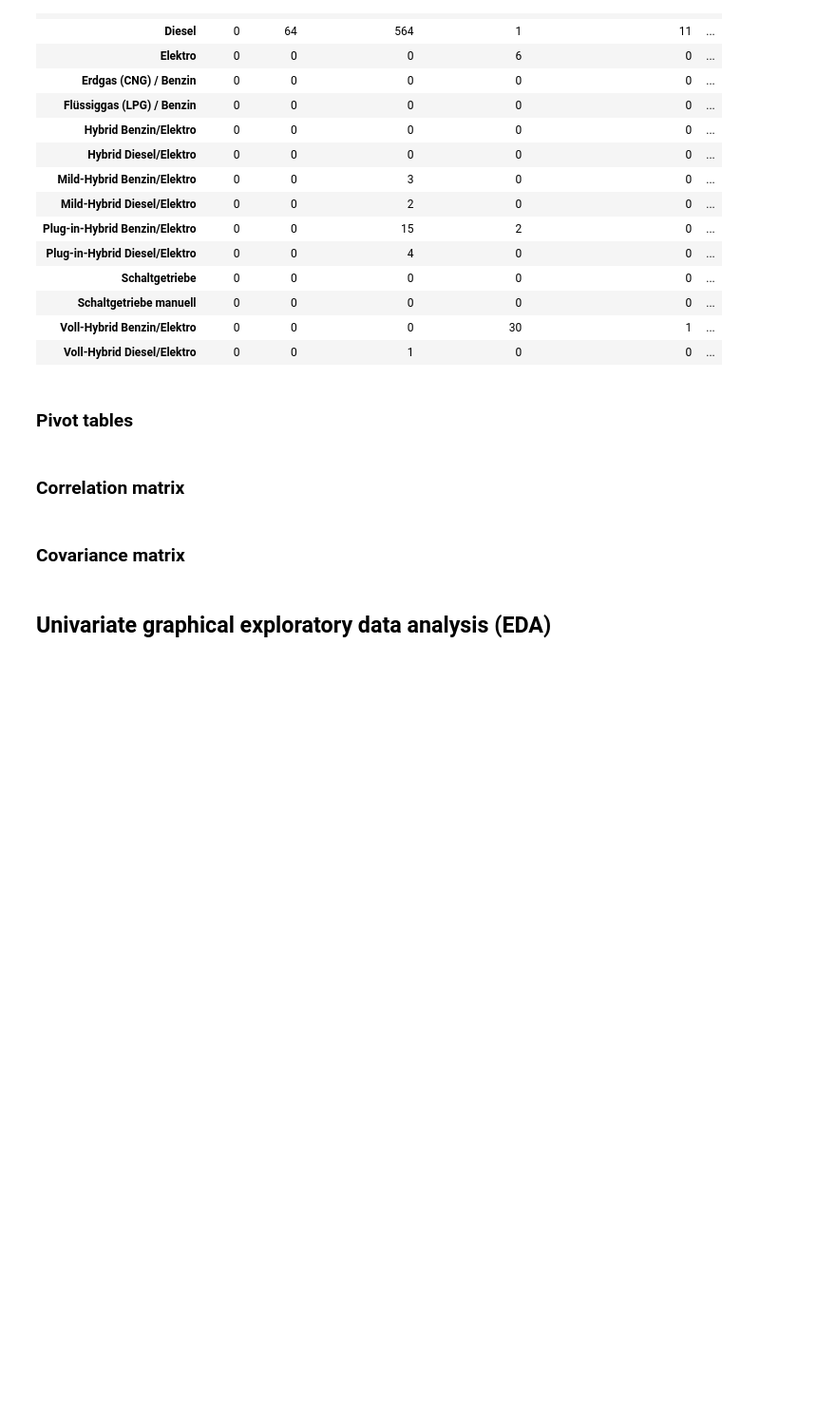
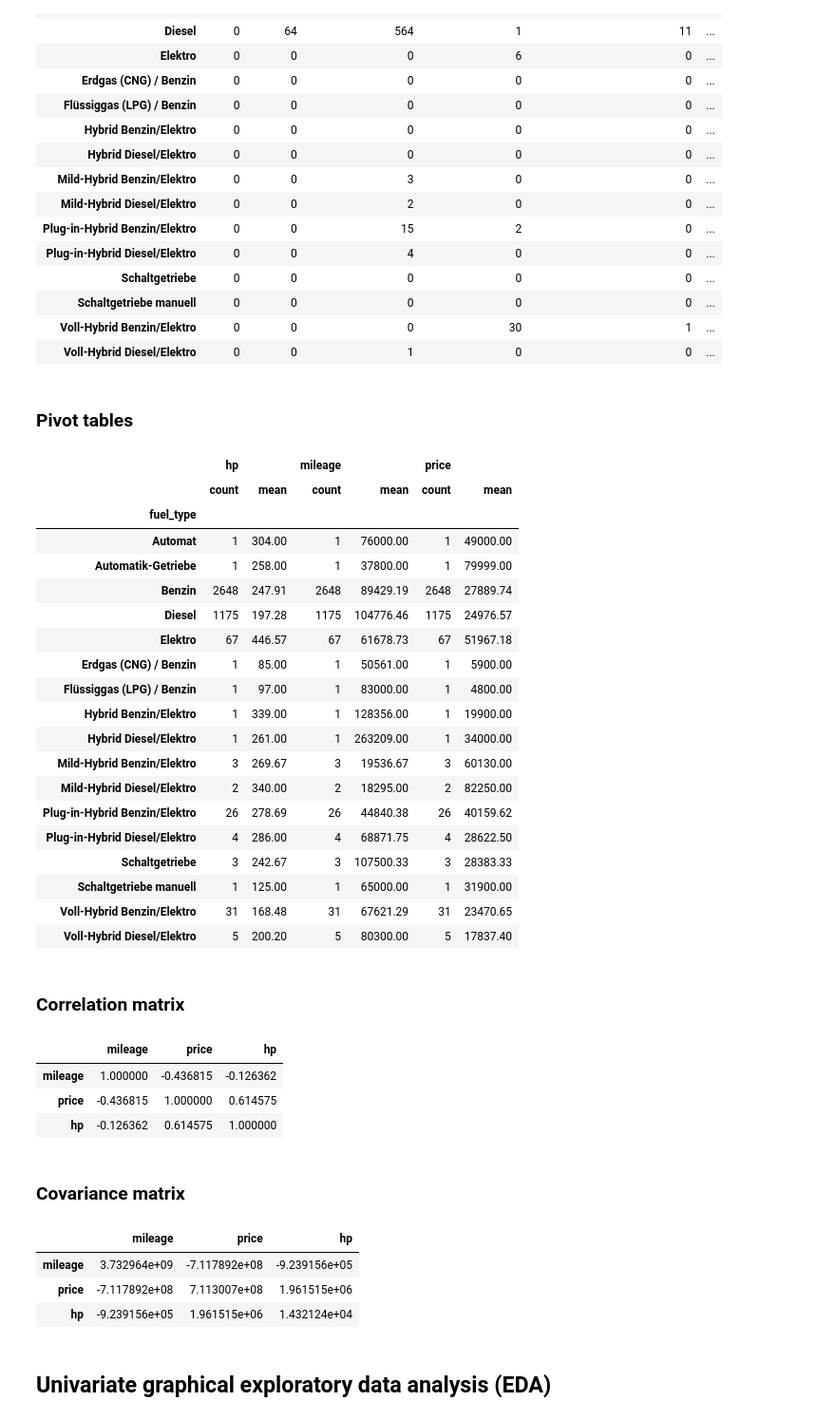
Before and after one commit to migifor-forstmi4/python_exploratory_data_analysis, a Jupyter notebook: exploratory_data_analysis_car_data.ipynb, the cells around one changed output. Shown at 95% size. Drawn from its saved outputs; the diff is of its cells as text; code cells hidden in the pictures; blank space fills up the shorter version.

```diff
--- a/exploratory_data_analysis_car_data.ipynb
+++ b/exploratory_data_analysis_car_data.ipynb
@@ -248,2 +246,29 @@ pd.crosstab(df['fuel_type'], df['transmission'])
+# %%
+# Using pivot_table with averages of price, mileage and hp of the cars by fuel type
+pd.pivot_table(df[['mileage', 'price', 'hp', 'fuel_type']],     #definiert die DataFrame mit den ausgewählten Variablen
+                  index = ['fuel_type'],                        #die Variable, nach der die Pivot-Tabelle gruppiert wird
+                  values = ['price', 'mileage', 'hp'],          #die Variablen, für die die Pivot-Tabelle erstellt wird
+                  aggfunc = (np.mean, 'count')).round(2)        #die Funktion np.mean berechnet den Durchschnittswert wobei aggfunc die Aggregationsfunktion angibt
+# %% [output]
+|  | hp |  | mileage |  | price |  |
+|  | count | mean | count | mean | count | mean |
+| fuel_type |  |  |  |  |  |  |
+| Automat | 1 | 304.00 | 1 | 76000.00 | 1 | 49000.00 |
+| Automatik-Getriebe | 1 | 258.00 | 1 | 37800.00 | 1 | 79999.00 |
+| Benzin | 2648 | 247.91 | 2648 | 89429.19 | 2648 | 27889.74 |
+| Diesel | 1175 | 197.28 | 1175 | 104776.46 | 1175 | 24976.57 |
+| Elektro | 67 | 446.57 | 67 | 61678.73 | 67 | 51967.18 |
+| Erdgas (CNG) / Benzin | 1 | 85.00 | 1 | 50561.00 | 1 | 5900.00 |
+| Flüssiggas (LPG) / Benzin | 1 | 97.00 | 1 | 83000.00 | 1 | 4800.00 |
+| Hybrid Benzin/Elektro | 1 | 339.00 | 1 | 128356.00 | 1 | 19900.00 |
+| Hybrid Diesel/Elektro | 1 | 261.00 | 1 | 263209.00 | 1 | 34000.00 |
+| Mild-Hybrid Benzin/Elektro | 3 | 269.67 | 3 | 19536.67 | 3 | 60130.00 |
+| Mild-Hybrid Diesel/Elektro | 2 | 340.00 | 2 | 18295.00 | 2 | 82250.00 |
+| Plug-in-Hybrid Benzin/Elektro | 26 | 278.69 | 26 | 44840.38 | 26 | 40159.62 |
+| Plug-in-Hybrid Diesel/Elektro | 4 | 286.00 | 4 | 68871.75 | 4 | 28622.50 |
+| Schaltgetriebe | 3 | 242.67 | 3 | 107500.33 | 3 | 28383.33 |
+| Schaltgetriebe manuell | 1 | 125.00 | 1 | 65000.00 | 1 | 31900.00 |
+| Voll-Hybrid Benzin/Elektro | 31 | 168.48 | 31 | 67621.29 | 31 | 23470.65 |
+| Voll-Hybrid Diesel/Elektro | 5 | 200.20 | 5 | 80300.00 | 5 | 17837.40 |
 # %% [markdown]
 ### Correlation matrix
@@ -252,2 +275,16 @@ pd.crosstab(df['fuel_type'], df['transmission'])
+# %%
+# Calculate correlation matrix of the variables mileage, price and hp
+corr = df[['mileage',           #dieser Code definiert die DataFrame mit den ausgewählten Variablen
+            'price',
+            'hp',
+            ]].corr()
+corr                            #dieser Code zeigt die Korrelationsmatrix der Variablen 'mileage', 'price' und 'hp' an
+
+#Die Korrelation ist hoch wenn der Wert nahe bei 1 liegt und schlecht wenn der Wert nahe bei 0 liegt / negative Werte zeigen eine negative Korrelation an (eine negative Korrelation bedeutet, dass wenn eine Variable steigt, die andere fällt)
+# %% [output]
+|  | mileage | price | hp |
+| mileage | 1.000000 | -0.436815 | -0.126362 |
+| price | -0.436815 | 1.000000 | 0.614575 |
+| hp | -0.126362 | 0.614575 | 1.000000 |
 # %% [markdown]
 ### Covariance matrix
@@ -256,3 +291,16 @@ pd.crosstab(df['fuel_type'], df['transmission'])
+# %%
+# Calculate covariance matrix of the variables mileage, price and hp
+cov = df[['mileage',
+            'price',
+            'hp',
+            ]].cov()
+cov                             #dieser Code zeigt die Kovarianzmatrix der Variablen 'mileage', 'price' und 'hp' an
+                                #die Kovariantz ist ein Maß dafür, wie zwei Variablen gemeinsam variieren. Eine negative Kovarianz bedeutet, dass wenn eine Variable steigt, die andere fällt.
+# %% [output]
+|  | mileage | price | hp |
+| mileage | 3.732964e+09 | -7.117892e+08 | -9.239156e+05 |
+| price | -7.117892e+08 | 7.113007e+08 | 1.961515e+06 |
+| hp | -9.239156e+05 | 1.961515e+06 | 1.432124e+04 |
 # %% [markdown]
 ## Univariate graphical exploratory data analysis (EDA)
 # %% [markdown]
```
Also changed, not shown: parts of 3 cells of this notebook.
